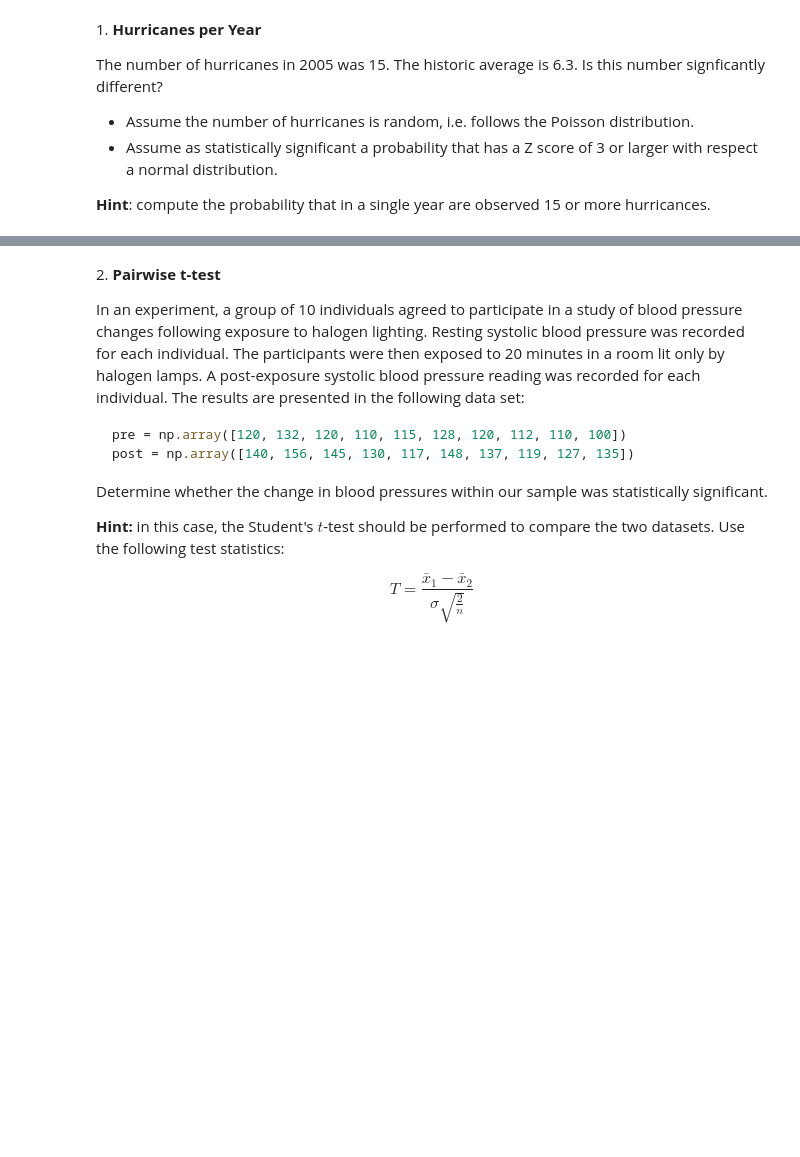
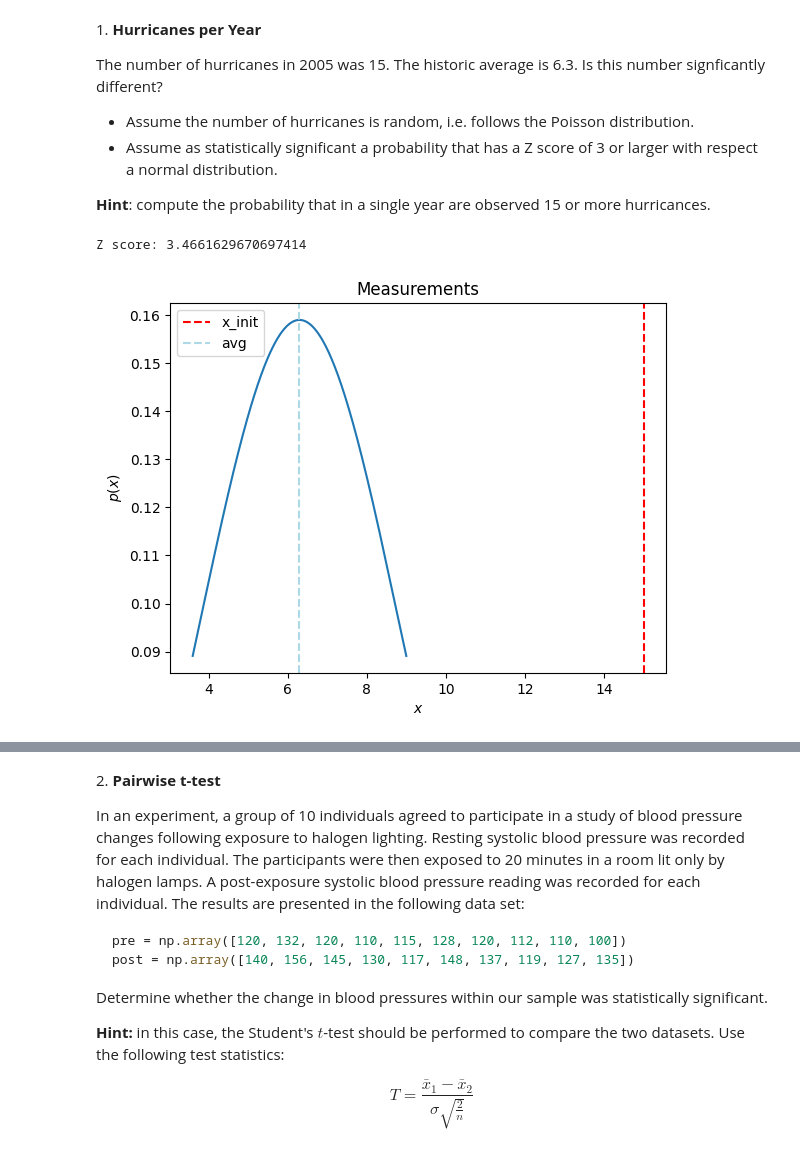
Before and after one commit to cemreaka/ScientificComputingWithPython2022, a Jupyter notebook: 10/10ex_tests.ipynb, the cells around one changed output, grey strips where cells are left out. Cells and saved outputs as stored; diff of their text form; code cells hidden in the pictures; blank space fills up the shorter version.

```diff
--- a/10/10ex_tests.ipynb
+++ b/10/10ex_tests.ipynb
@@ -9,3 +12,26 @@ The number of hurricanes in 2005 was 15. The historic average is 6.3. Is this nu
 - Assume as statistically significant a probability that has a Z score of 3 or larger with respect a normal distribution.
 
 **Hint**: compute the probability that in a single year are observed 15 or more hurricances.
+# %%
+avg = 6.3
+alpha = 0.05
+x_init = 15
+sigma_mu = np.sqrt(avg)
+Z = abs(x_init-avg)/sigma_mu
+print("Z score: "+str(Z))
+# %% [output]
+Z score: 3.4661629670697414
+# %%
+w = avg - x_init
+x = np.linspace(avg - w - 6, w + avg + 6, 1000)
+y = stats.norm.pdf(x, loc=avg, scale=sigma_mu)
+plt.plot(x, y)
+plt.axvline(x_init, linestyle='--', color='red', label='x_init')
+plt.axvline(avg, linestyle='--', color='lightblue', label = 'avg')
+plt.title("Measurements")
+plt.ylabel("$p(x)$")
+plt.xlabel("$x$")
+plt.legend()
+plt.show()
+# %% [output]
+[figure, added]
```
Also changed, not shown: parts of 27 cells of this notebook.
